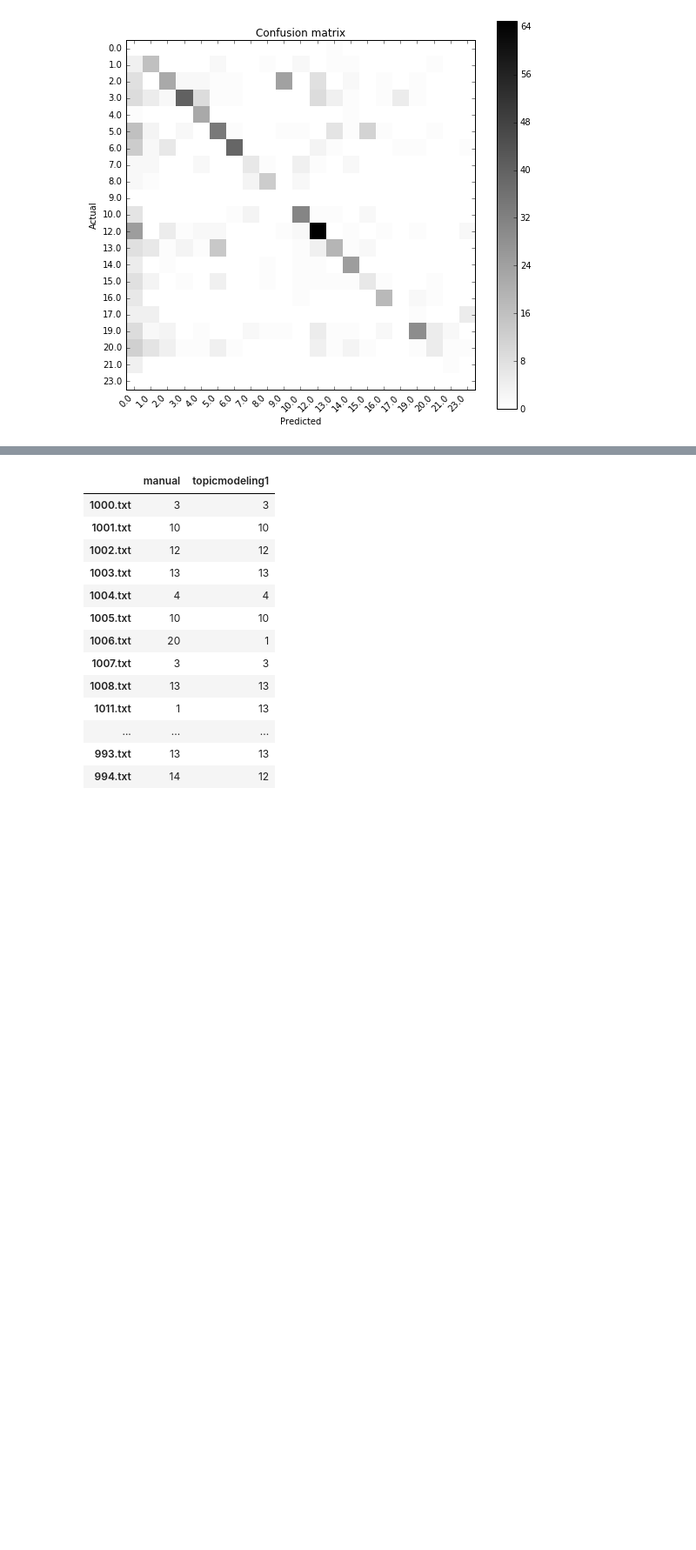
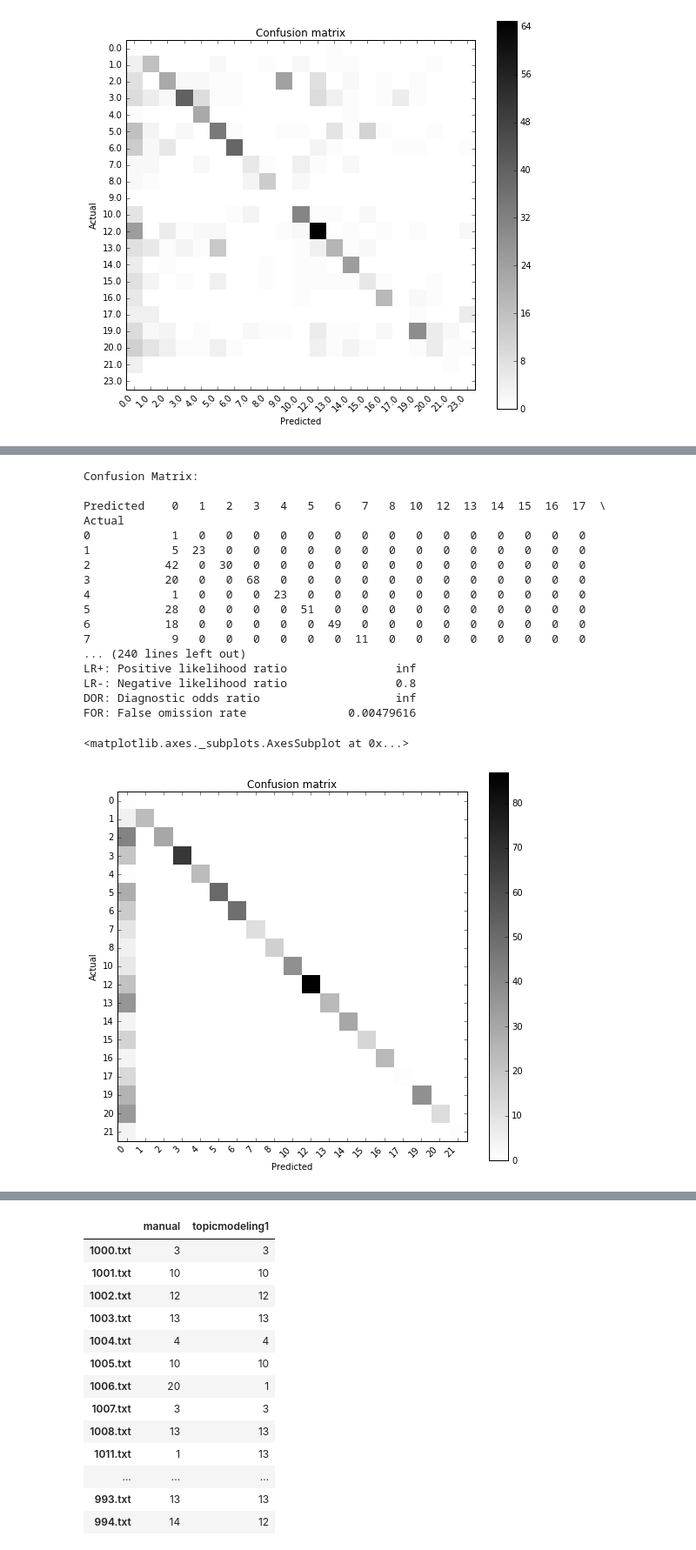
Before and after one commit to jvdzwaan/dilipad, a Jupyter notebook: results/CAP vragenuurtje.ipynb, the cells around one changed output, grey strips where cells are left out. Shown at 87% size. Drawn from its saved outputs; the diff is of its cells as text; code cells hidden in the pictures; blank space fills up the shorter version.

```diff
--- a/results/CAP vragenuurtje.ipynb
+++ b/results/CAP vragenuurtje.ipynb
@@ -303,0 +353,25 @@ FOR: False omission rate               0.0511571  0.00481348          0
+# %%
+cm = ConfusionMatrix(cap_results['manual'], cap_results['intop3'])
+cm.print_stats()
+#print cm
+cm.plot()
+# %% [output]
+Confusion Matrix:
+
+Predicted    0   1   2   3   4   5   6   7   8  10  12  13  14  15  16  17  \
+Actual
+0            1   0   0   0   0   0   0   0   0   0   0   0   0   0   0   0
+1            5  23   0   0   0   0   0   0   0   0   0   0   0   0   0   0
+2           42   0  30   0   0   0   0   0   0   0   0   0   0   0   0   0
+3           20   0   0  68   0   0   0   0   0   0   0   0   0   0   0   0
+4            1   0   0   0  23   0   0   0   0   0   0   0   0   0   0   0
+5           28   0   0   0   0  51   0   0   0   0   0   0   0   0   0   0
+6           18   0   0   0   0   0  49   0   0   0   0   0   0   0   0   0
+7            9   0   0   0   0   0   0  11   0   0   0   0   0   0   0   0
+... (240 lines left out)
+LR+: Positive likelihood ratio                inf
+LR-: Negative likelihood ratio                0.8
+DOR: Diagnostic odds ratio                    inf
+FOR: False omission rate               0.00479616
+<matplotlib.axes._subplots.AxesSubplot at 0x...>
+[figure, added]
```
Also changed, not shown: parts of 14 cells of this notebook.
